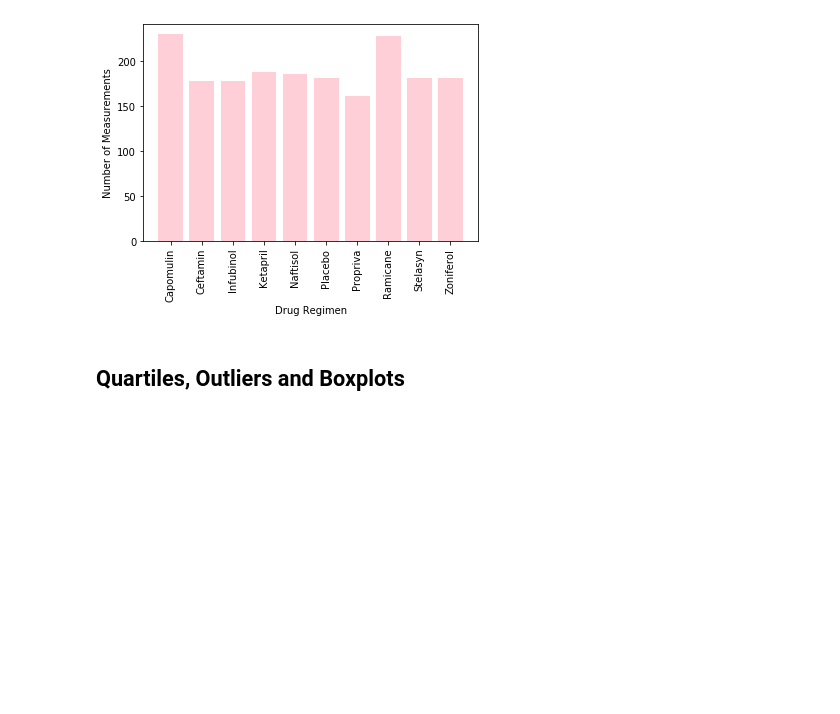
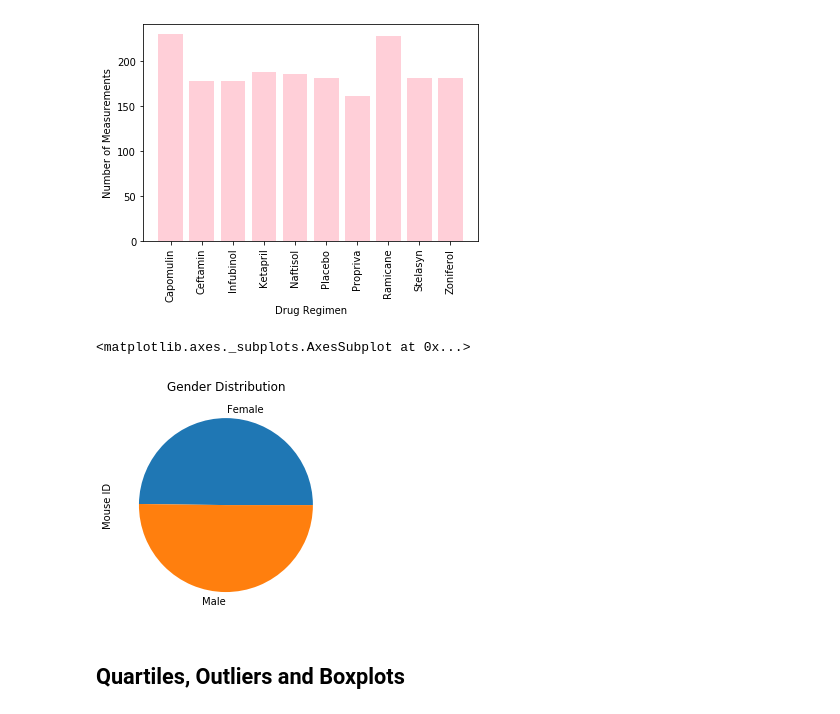
Before and after one commit to SidDas8/matplotlib-challenge, a Jupyter notebook: Pymaceuticals/pymaceuticals_starter.ipynb, the cells around one changed output. Cells and saved outputs as stored; diff of their text form; code cells hidden in the pictures; blank space fills up the shorter version.

Commit message:
Almost done with first pie chart.

```diff
--- a/Pymaceuticals/pymaceuticals_starter.ipynb
+++ b/Pymaceuticals/pymaceuticals_starter.ipynb
@@ -195,6 +195,18 @@ plt.show()
 [figure]
 # %%
 # Generate a pie plot showing the distribution of female versus male mice using pandas
+
+# Group by gender
+groupgender = dropduplicatemouse_df.groupby('Sex')
+
+gendercount = groupgender['Mouse ID'].count()
+
+gendercount.plot(kind = 'pie', y = 'Mouse ID', title = 'Gender Distribution')
+
+#bike_pie = just_one_bike.plot(kind="pie", y='tripduration', title=("Trips of " + bike_id))
+# %% [output]
+<matplotlib.axes._subplots.AxesSubplot at 0x...>
+[figure, added]
 # %%
 # Generate a pie plot showing the distribution of female versus male mice using pyplot
 # %% [markdown]
```
Also changed, not shown: parts of 1 cell of this notebook.
